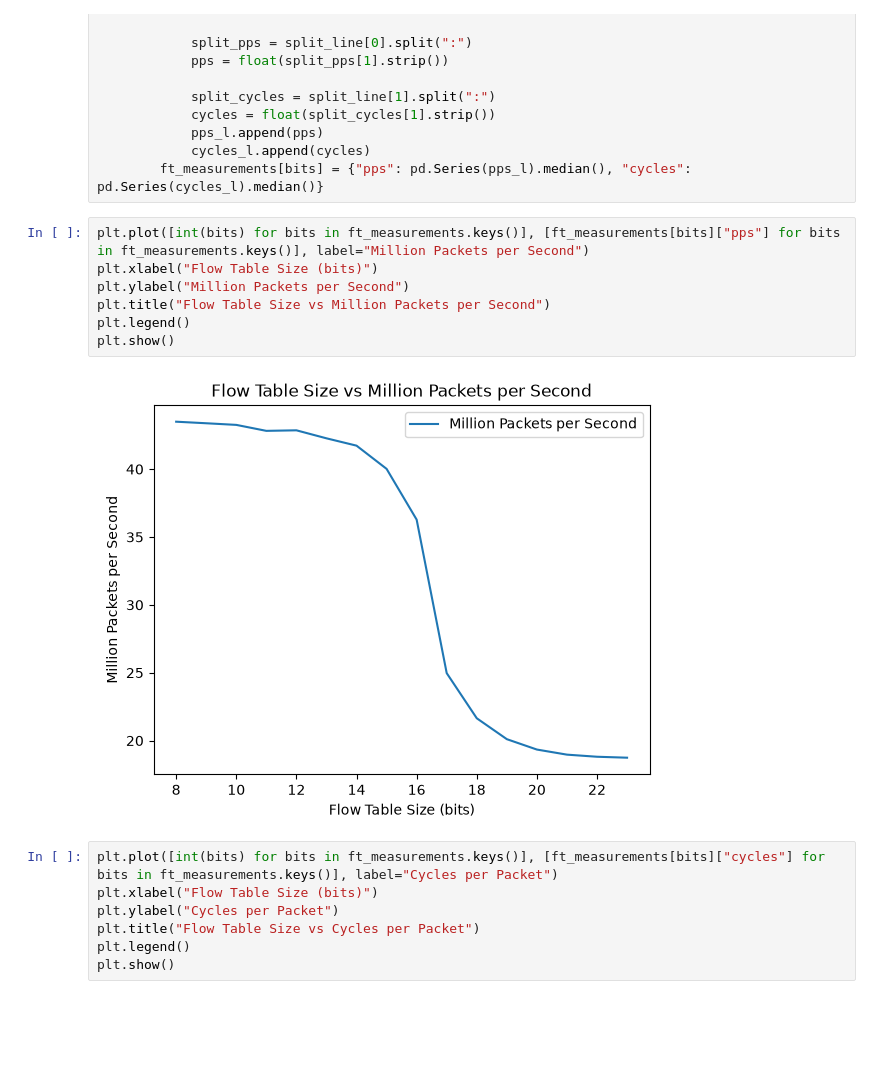
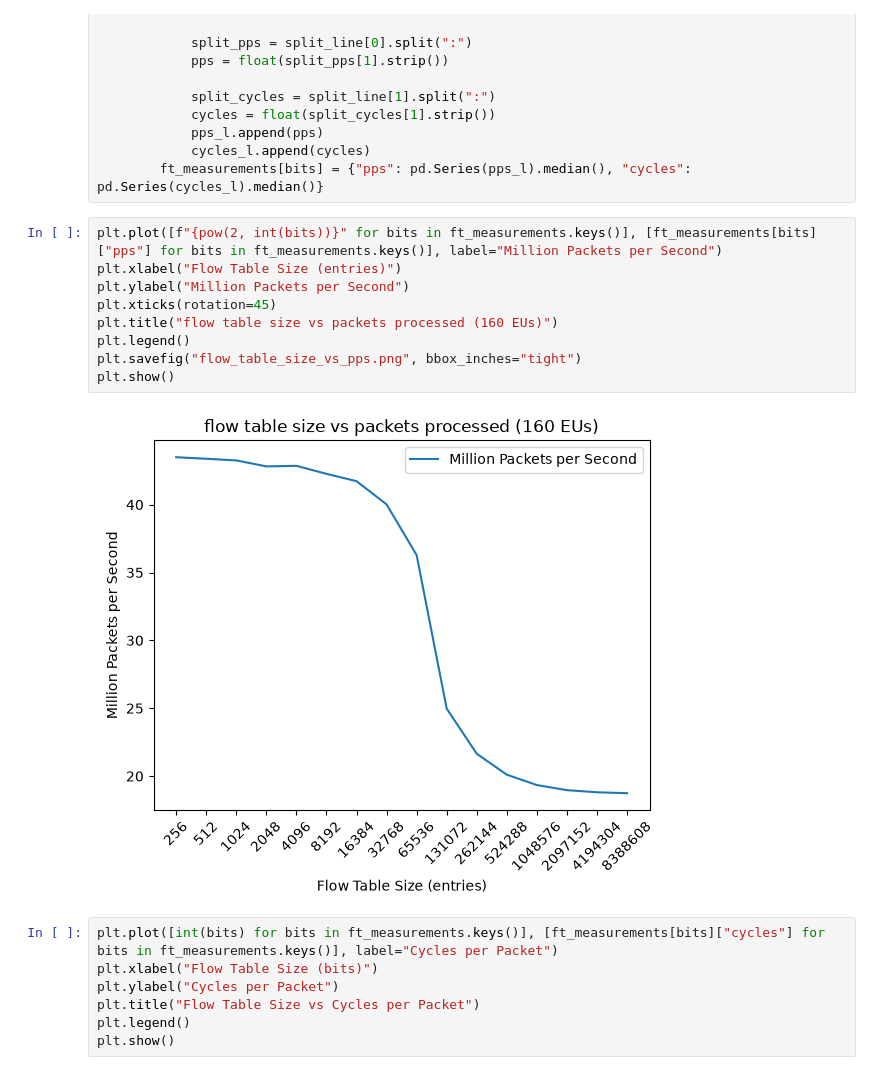
Before and after one commit to gespel/Masterarbeit, a Jupyter notebook: huginn/notebooks/ft_size.ipynb, the cells around one changed output. Cells and saved outputs as stored; diff of their text form; blank space fills up the shorter version.

Commit message:
render image

```diff
--- a/huginn/notebooks/ft_size.ipynb
+++ b/huginn/notebooks/ft_size.ipynb
@@ -26,14 +26,16 @@ for file in files:
             cycles_l.append(cycles)
         ft_measurements[bits] = {"pps": pd.Series(pps_l).median(), "cycles": pd.Series(cycles_l).median()}
 # %%
-plt.plot([int(bits) for bits in ft_measurements.keys()], [ft_measurements[bits]["pps"] for bits in ft_measurements.keys()], label="Million Packets per Second")
-plt.xlabel("Flow Table Size (bits)")
+plt.plot([f"{pow(2, int(bits))}" for bits in ft_measurements.keys()], [ft_measurements[bits]["pps"] for bits in ft_measurements.keys()], label="Million Packets per Second")
+plt.xlabel("Flow Table Size (entries)")
 plt.ylabel("Million Packets per Second")
-plt.title("Flow Table Size vs Million Packets per Second")
+plt.xticks(rotation=45)
+plt.title("flow table size vs packets processed (160 EUs)")
 plt.legend()
+plt.savefig("flow_table_size_vs_pps.png", bbox_inches="tight")
 plt.show()
 # %% [output]
-[figure, old version]
+[figure, new version]
 # %%
 plt.plot([int(bits) for bits in ft_measurements.keys()], [ft_measurements[bits]["cycles"] for bits in ft_measurements.keys()], label="Cycles per Packet")
 plt.xlabel("Flow Table Size (bits)")
```
Also changed, not shown: 2 other files.
